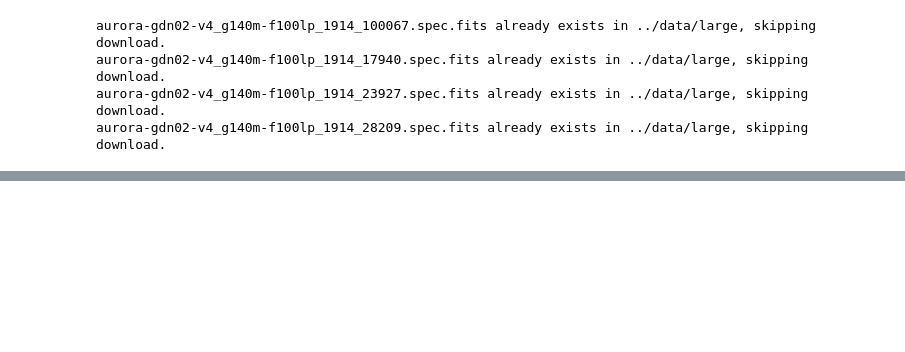
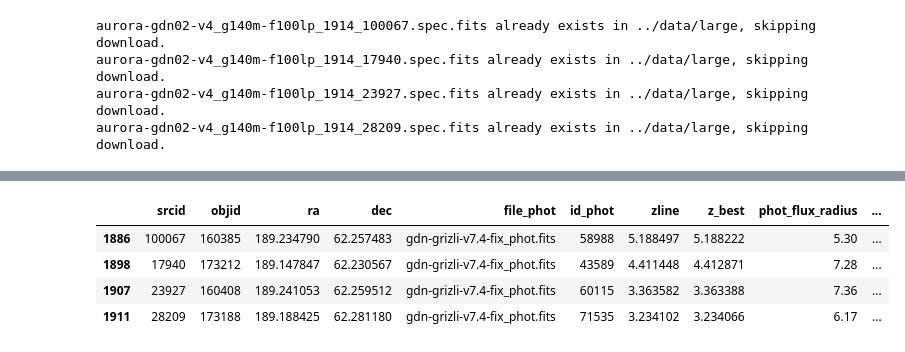
Before and after one commit to thevalentino/jwst-C6-UV-absorption, a Jupyter notebook: notebooks/aurora-spectra.ipynb, the cells around one changed output, grey strips where cells are left out. Drawn from its saved outputs; the diff is of its cells as text; code cells hidden in the pictures; blank space fills up the shorter version.

```diff
--- a/notebooks/aurora-spectra.ipynb
+++ b/notebooks/aurora-spectra.ipynb
@@ -38,6 +30,12 @@ import numpy as np
 import matplotlib.pyplot as plt
 from astropy.table import Table
 from astropy.io import fits
+import astropy.units as u
+from astropy.coordinates import SkyCoord
+import pandas as pd
+
+pd.set_option('display.max_rows', 500)
+pd.set_option('display.max_columns', 500)
 # %%
 # function to download file if not present in folder ../data/large
 def download_file_if_not_present(filename, url, folder="../data/large"):
@@ -114,0 +116,8 @@ plt.show()
+# %%
+selection[['srcid', 'objid', 'ra', 'dec', 'file_phot', 'id_phot', 'zline', 'z_best', 'phot_flux_radius', 'phot_f150w_tot_1']]
+# %% [output]
+|  | srcid | objid | ra | dec | file_phot | id_phot | zline | z_best | phot_flux_radius | ... |
+| 1886 | 100067 | 160385 | 189.234790 | 62.257483 | gdn-grizli-v7.4-fix_phot.fits | 58988 | 5.188497 | 5.188222 | 5.30 | ... |
+| 1898 | 17940 | 173212 | 189.147847 | 62.230567 | gdn-grizli-v7.4-fix_phot.fits | 43589 | 4.411448 | 4.412871 | 7.28 | ... |
+| 1907 | 23927 | 160408 | 189.241053 | 62.259512 | gdn-grizli-v7.4-fix_phot.fits | 60115 | 3.363582 | 3.363388 | 7.36 | ... |
+| 1911 | 28209 | 173188 | 189.188425 | 62.281180 | gdn-grizli-v7.4-fix_phot.fits | 71535 | 3.234102 | 3.234066 | 6.17 | ... |
```
Also changed, not shown: parts of 22 cells of this notebook, 1 other file.
